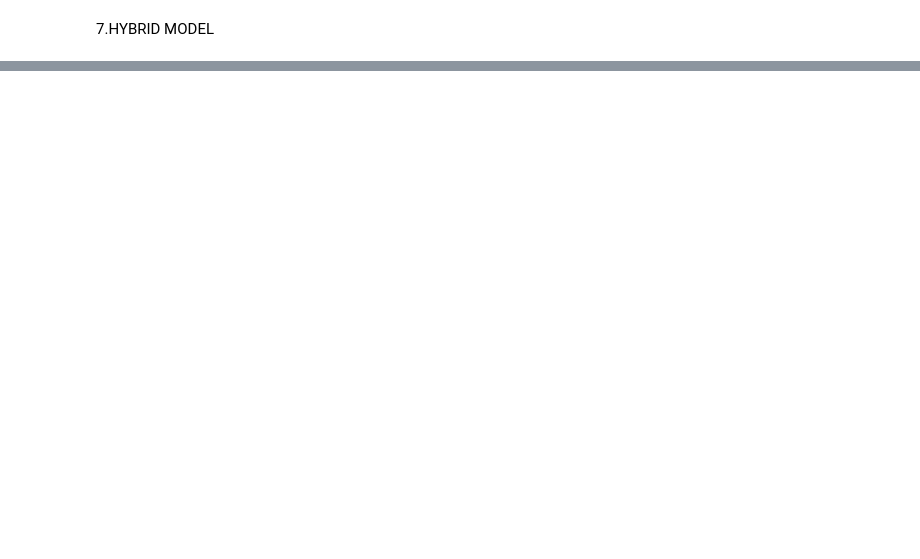
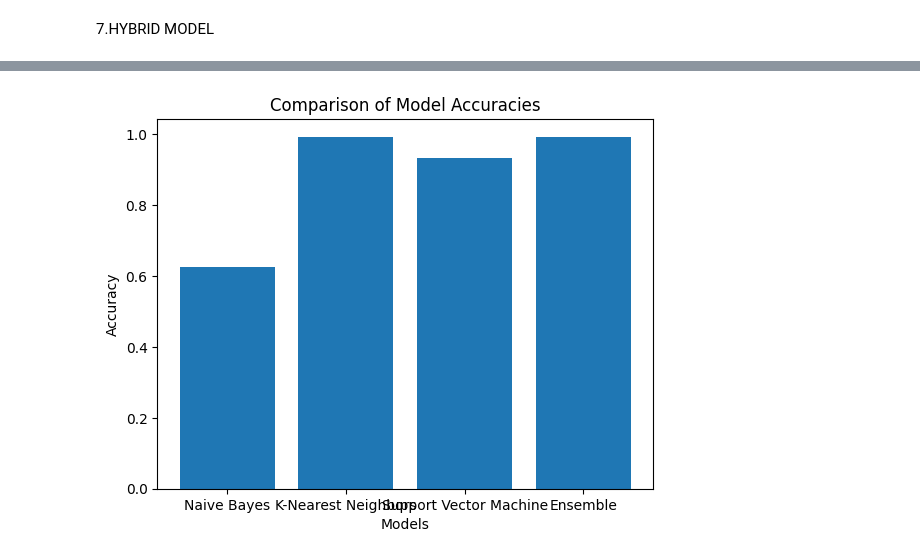
Before and after one commit to srisathvika/DDOS_ATTACK_DETECTION, a Jupyter notebook: finalhybrid.ipynb, the cells around one changed output, grey strips where cells are left out. Drawn from its saved outputs; the diff is of its cells as text; code cells hidden in the pictures; blank space fills up the shorter version.

```diff
--- a/finalhybrid.ipynb
+++ b/finalhybrid.ipynb
@@ -147,0 +250,14 @@ print('Accuracy:', accuracy)
+# %%
+model_names = ['Naive Bayes', 'K-Nearest Neighbors', 'Support Vector Machine', 'Ensemble']
+accuracies = [nb.score(norm_x_test_data, y_test),
+              knn.score(norm_x_test_data, y_test),
+              svc.score(norm_x_test_data, y_test),
+              accuracy]
+
+plt.bar(model_names, accuracies)
+plt.xlabel('Models')
+plt.ylabel('Accuracy')
+plt.title('Comparison of Model Accuracies')
+plt.show()
+# %% [output]
+[figure, added]
```
Also changed, not shown: parts of 20 cells of this notebook.
